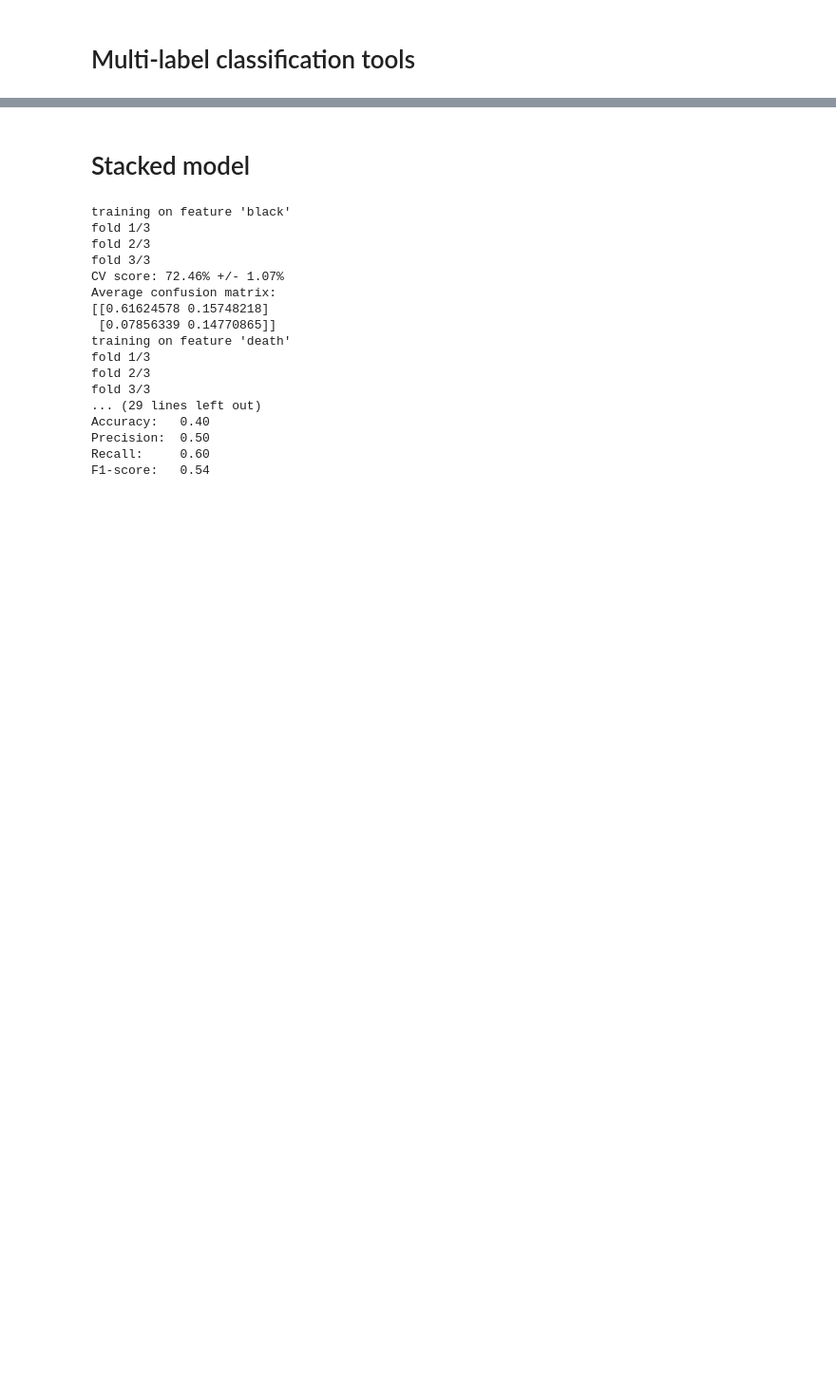
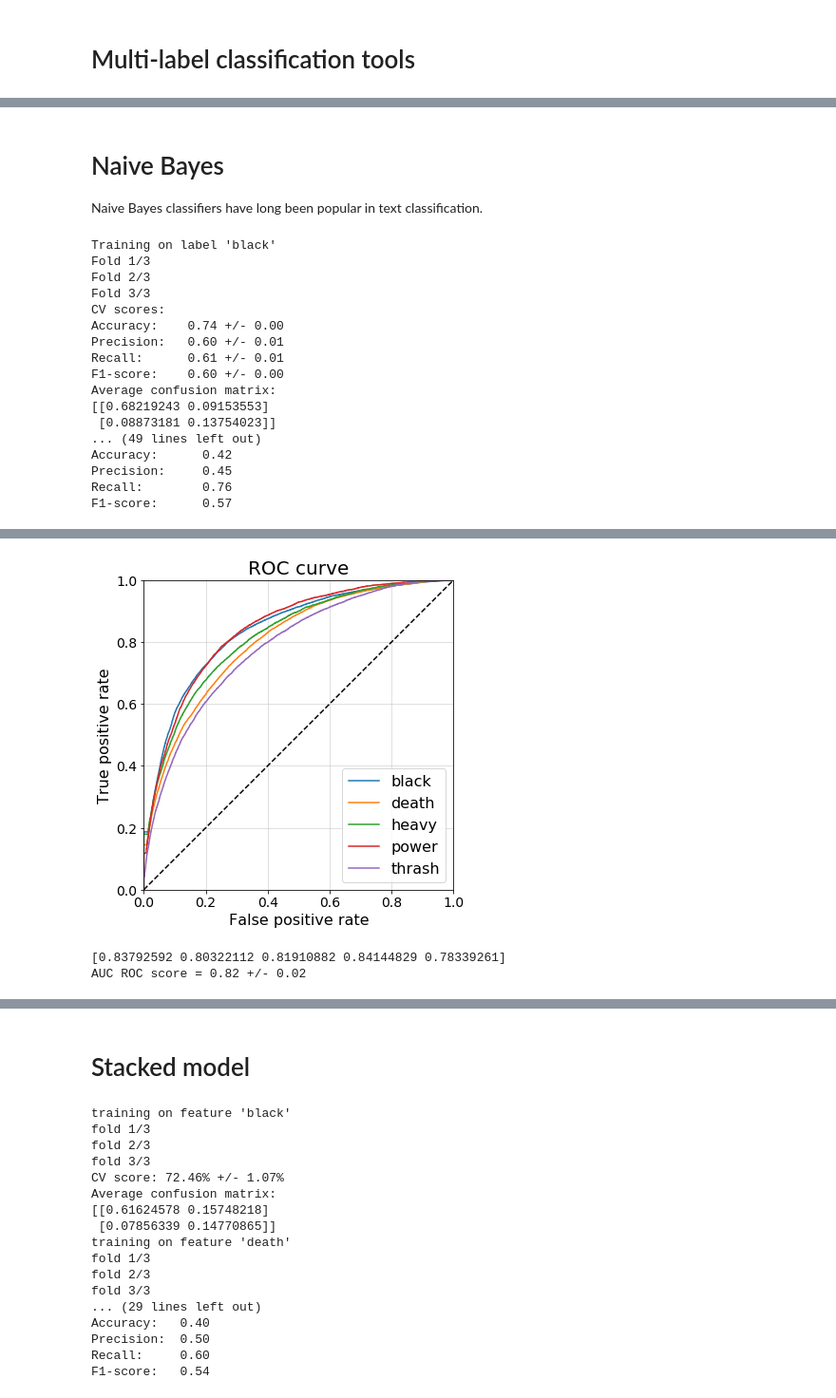
Before and after one commit to pdqnguyen/metallyrics, a Jupyter notebook: song-lyrics-multi-genre-bow.ipynb, the cells around one changed output, grey strips where cells are left out. Shown at 95% size. Saved outputs shown, nothing was run; the diff lists cells and outputs as text; code cells hidden in the pictures; blank space fills up the shorter version.

```diff
--- a/song-lyrics-multi-genre-bow.ipynb
+++ b/song-lyrics-multi-genre-bow.ipynb
@@ -513,0 +341,38 @@ F1-score:   0.57
+# %% [markdown]
+# Naive Bayes
+
+Naive Bayes classifiers have long been popular in text classification.
+# %%
+pipeline = Pipeline(
+    [
+        ('vectorizer', CountVectorizer()),
+        ('oversampler', RandomOverSampler(random_state=0)),
+        ('multinomialnb', MultinomialNB())
+    ]
+)
+
+br = BinaryRelevance(pipeline, genres)
+mlc = br.cross_validate(X, y, n_splits=3, verbose=True)
+mlc.print_report()
+fig, auc = mlc.plot_roc_curve()
+plt.show()
+print(auc)
+print("AUC ROC score = {:.2f} +/- {:.2f}".format(auc.mean(), auc.std()))
+# %% [output]
+Training on label 'black'
+Fold 1/3
+Fold 2/3
+Fold 3/3
+CV scores:
+Accuracy:    0.74 +/- 0.00
+Precision:   0.60 +/- 0.01
+Recall:      0.61 +/- 0.01
+F1-score:    0.60 +/- 0.00
+Average confusion matrix:
+[[0.68219243 0.09153553]
+ [0.08873181 0.13754023]]
+... (49 lines left out)
+Accuracy:      0.42
+Precision:     0.45
+Recall:        0.76
+F1-score:      0.57
@@ -513,0 +380,3 @@ F1-score:   0.57
+[figure, added]
+[0.83792592 0.80322112 0.81910882 0.84144829 0.78339261]
+AUC ROC score = 0.82 +/- 0.02
```
Also changed, not shown: parts of 64 cells of this notebook.
